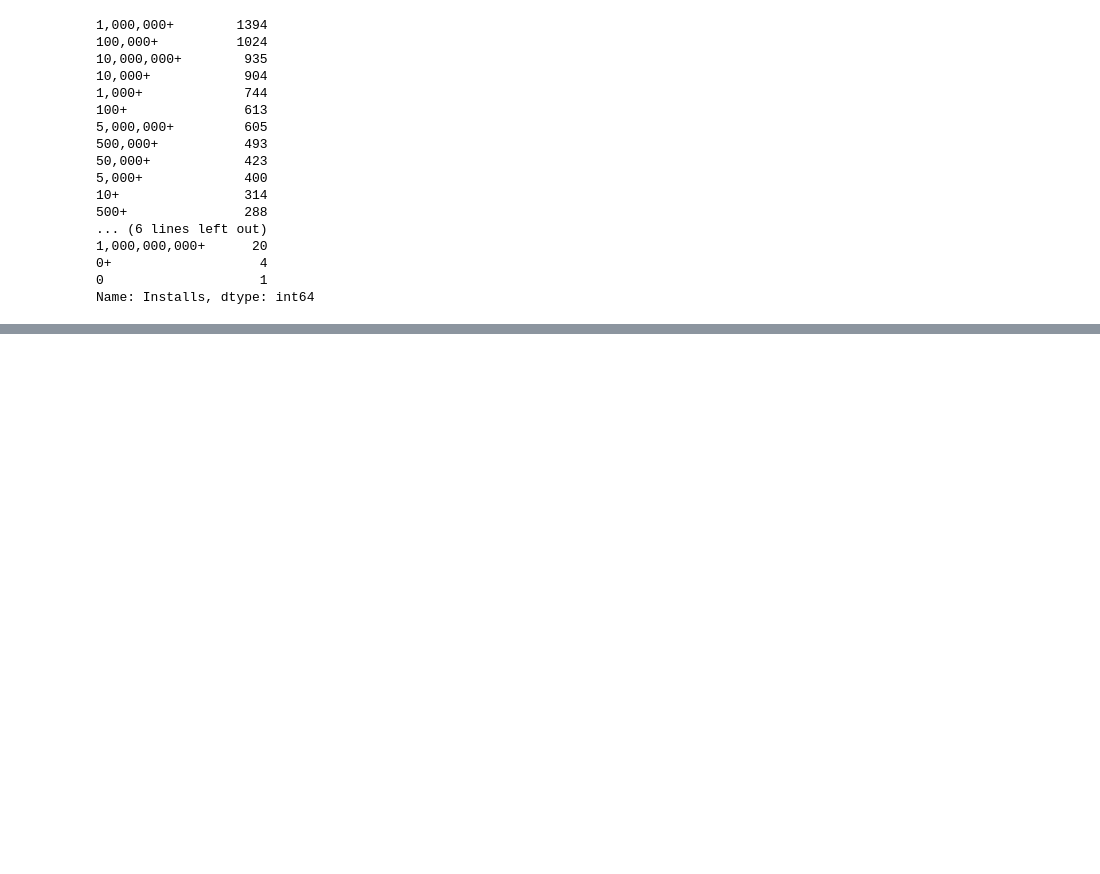
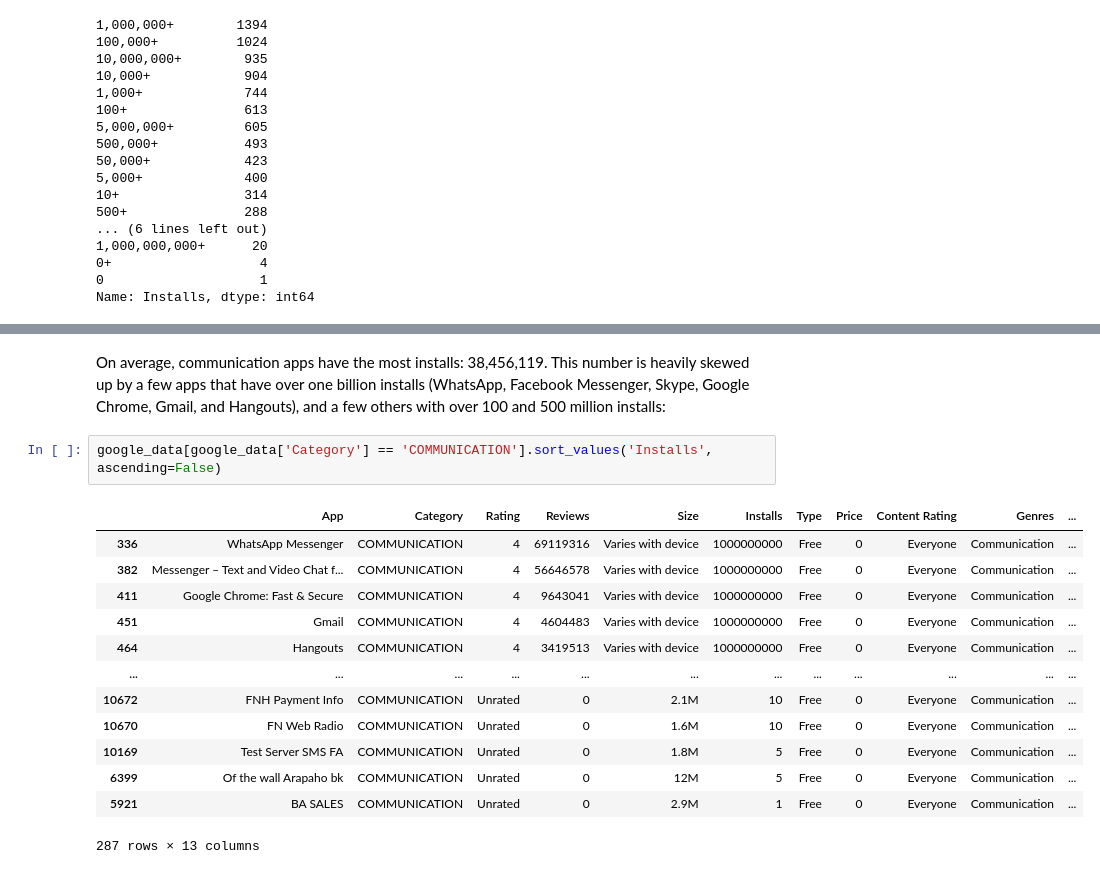
Before and after one commit to anirusso/app-data, a Jupyter notebook: app-data.ipynb, the cells around one changed output, grey strips where cells are left out. Saved outputs shown, nothing was run; the diff lists cells and outputs as text; blank space fills up the shorter version.

```diff
--- a/app-data.ipynb
+++ b/app-data.ipynb
@@ -678,0 +807,18 @@ To perform computations, however, we'll need to convert each install number to f
+# %% [markdown]
+On average, communication apps have the most installs: 38,456,119. This number is heavily skewed up by a few apps that have over one billion installs (WhatsApp, Facebook Messenger, Skype, Google Chrome, Gmail, and Hangouts), and a few others with over 100 and 500 million installs:
+# %%
+google_data[google_data['Category'] == 'COMMUNICATION'].sort_values('Installs', ascending=False)
+# %% [output]
+|  | App | Category | Rating | Reviews | Size | Installs | Type | Price | Content Rating | Genres | ... |
+| 336 | WhatsApp Messenger | COMMUNICATION | 4 | 69119316 | Varies with device | 1000000000 | Free | 0 | Everyone | Communication | ... |
+| 382 | Messenger – Text and Video Chat f... | COMMUNICATION | 4 | 56646578 | Varies with device | 1000000000 | Free | 0 | Everyone | Communication | ... |
+| 411 | Google Chrome: Fast & Secure | COMMUNICATION | 4 | 9643041 | Varies with device | 1000000000 | Free | 0 | Everyone | Communication | ... |
+| 451 | Gmail | COMMUNICATION | 4 | 4604483 | Varies with device | 1000000000 | Free | 0 | Everyone | Communication | ... |
+| 464 | Hangouts | COMMUNICATION | 4 | 3419513 | Varies with device | 1000000000 | Free | 0 | Everyone | Communication | ... |
+| ... | ... | ... | ... | ... | ... | ... | ... | ... | ... | ... | ... |
+| 10672 | FNH Payment Info | COMMUNICATION | Unrated | 0 | 2.1M | 10 | Free | 0 | Everyone | Communication | ... |
+| 10670 | FN Web Radio | COMMUNICATION | Unrated | 0 | 1.6M | 10 | Free | 0 | Everyone | Communication | ... |
+| 10169 | Test Server SMS FA | COMMUNICATION | Unrated | 0 | 1.8M | 5 | Free | 0 | Everyone | Communication | ... |
+| 6399 | Of the wall Arapaho bk | COMMUNICATION | Unrated | 0 | 12M | 5 | Free | 0 | Everyone | Communication | ... |
+| 5921 | BA SALES | COMMUNICATION | Unrated | 0 | 2.9M | 1 | Free | 0 | Everyone | Communication | ... |
+287 rows × 13 columns
```
Also changed, not shown: parts of 32 cells of this notebook.
